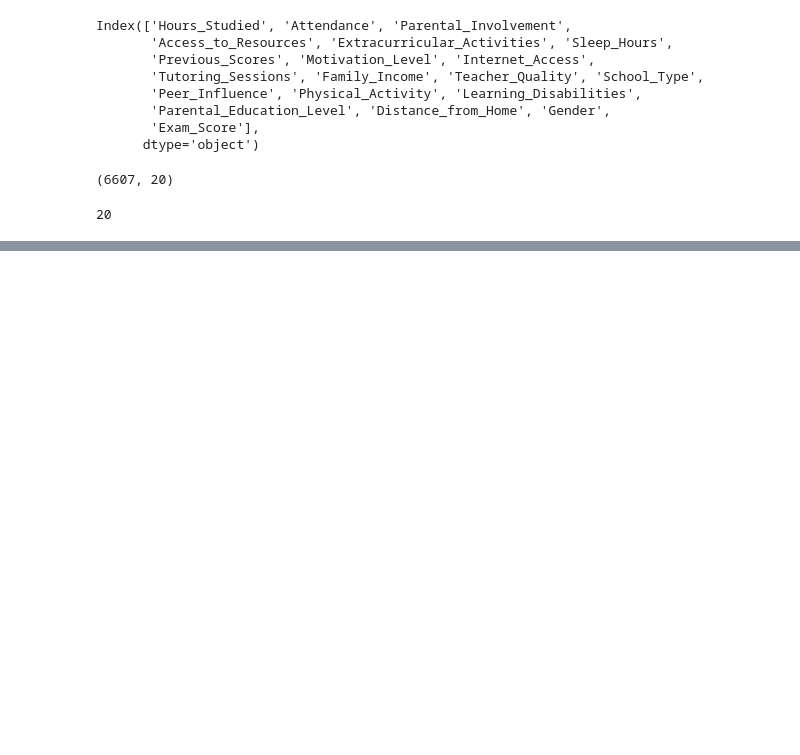
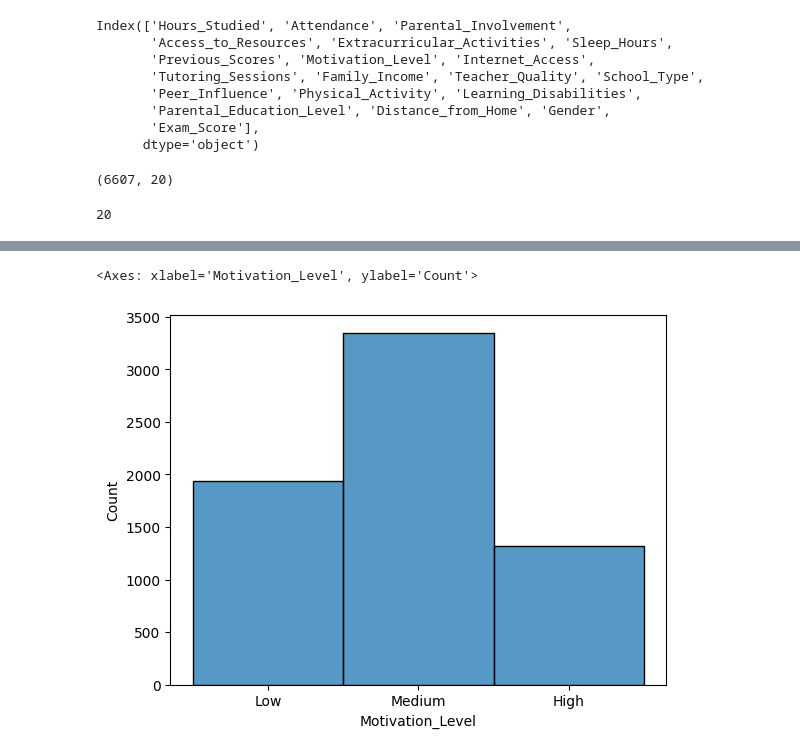
Before and after one commit to ishan-nag/Student-Performance, a Jupyter notebook: analysis.ipynb, the cells around one changed output, grey strips where cells are left out. Drawn from its saved outputs; the diff is of its cells as text; code cells hidden in the pictures; blank space fills up the shorter version.

```diff
--- a/analysis.ipynb
+++ b/analysis.ipynb
@@ -97,0 +94,5 @@ len(df.columns)
+# %%
+sns.histplot(df['Motivation_Level'])
+# %% [output]
+<Axes: xlabel='Motivation_Level', ylabel='Count'>
+[figure, added]
```
Also changed, not shown: parts of 76 cells of this notebook, 5 other files.
